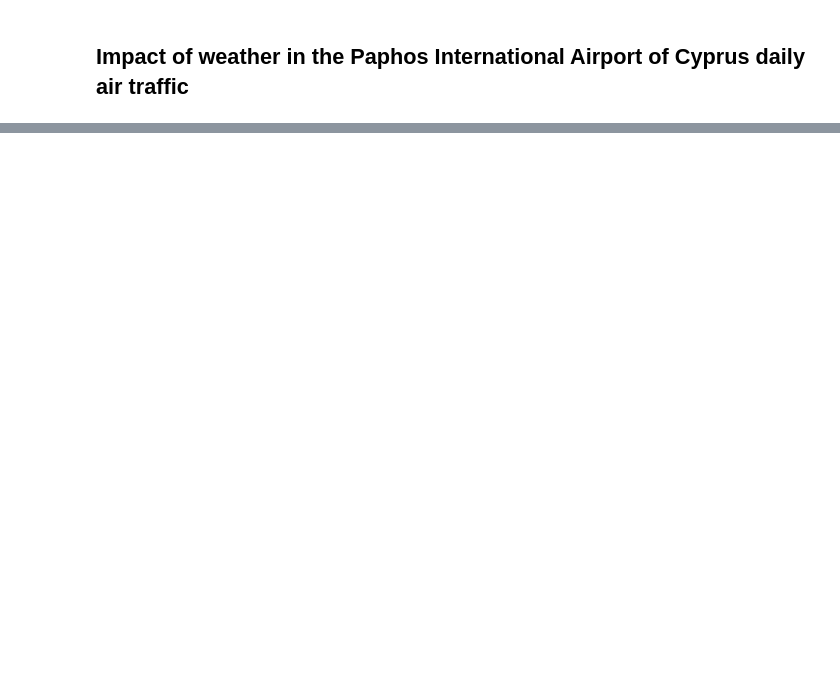
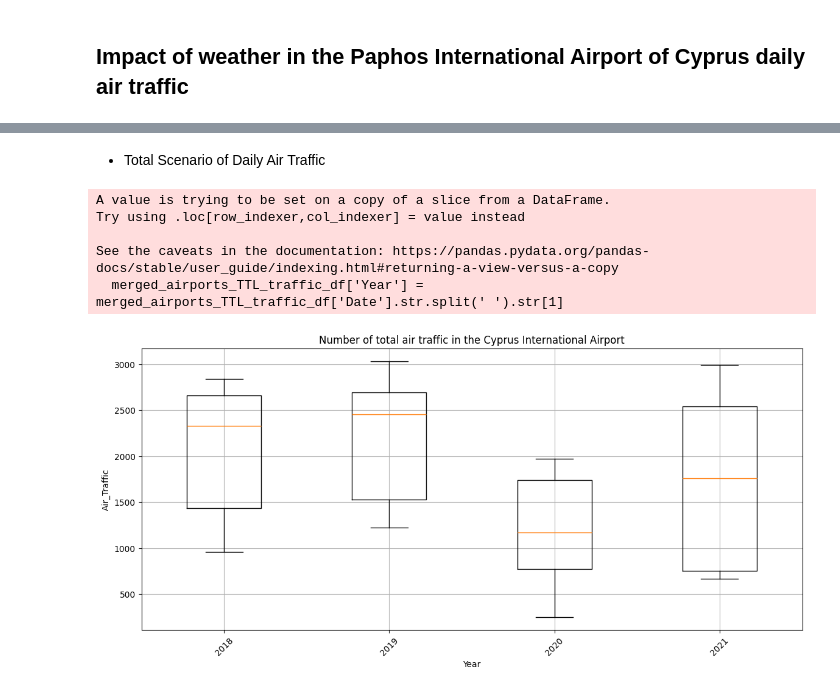
Before and after one commit to abdulahad2307/made-template-Ahad, a Jupyter notebook: project/report.ipynb, the cells around one changed output, grey strips where cells are left out. Cells and saved outputs as stored; diff of their text form; code cells hidden in the pictures; blank space fills up the shorter version.

```diff
--- a/project/report.ipynb
+++ b/project/report.ipynb
@@ -42,0 +212,2 @@ This data source will provide daily weather and climate data of Paphos Airport t
+# %%
+merged_airports_traffic_df = merged_airports_traffic_df.drop(["INIT."], axis = 1)
@@ -42,0 +236,4 @@ This data source will provide daily weather and climate data of Paphos Airport t
+# %%
+# filling null values
+merged_airports_traffic_df.fillna(method='ffill', inplace=True)
+merged_airports_traffic_df.tail()
@@ -42,0 +250,3 @@ This data source will provide daily weather and climate data of Paphos Airport t
+# %%
+merged_airports_TTL_traffic_df = merged_airports_traffic_df[merged_airports_traffic_df['Day'] == 'TTL']
+merged_airports_TTL_traffic_df.head()
@@ -42,0 +265,5 @@ This data source will provide daily weather and climate data of Paphos Airport t
+# %%
+#Changing Date Formation for Monthly Total
+merged_airports_TTL_traffic_df['Date'] = pd.to_datetime(merged_airports_TTL_traffic_df['Date'])
+merged_airports_TTL_traffic_df['Date'] = merged_airports_TTL_traffic_df['Date'].dt.strftime('%b %Y')
+merged_airports_TTL_traffic_df.head()
@@ -42,0 +349,33 @@ This data source will provide daily weather and climate data of Paphos Airport t
+# %% [markdown]
+- Total Scenario of Daily Air Traffic
+# %%
+# Extract the year from the date column
+merged_airports_TTL_traffic_df['Year'] = merged_airports_TTL_traffic_df['Date'].str.split(' ').str[1]
+
+# Group the data by year
+grouped_data = merged_airports_TTL_traffic_df.groupby('Year')['TotalSum(TTL)'].apply(list)
+
+# Set the figure size
+plt.figure(figsize=(14, 6))
+
+# Create the box plot
+plt.boxplot(grouped_data.values)
+
+# Customize the plot
+plt.title('Number of total air traffic in the Cyprus International Airport')
+plt.xlabel('Year')
+plt.ylabel('Air_Traffic')
+plt.grid(True)
+
+# Set the x-axis labels to show only the year
+plt.xticks(range(1, len(grouped_data) + 1), grouped_data.index, rotation=45)
+
+# Show the plot
+plt.show()
+# %% [output]
+A value is trying to be set on a copy of a slice from a DataFrame.
+Try using .loc[row_indexer,col_indexer] = value instead
+
+See the caveats in the documentation: https://pandas.pydata.org/pandas-docs/stable/user_guide/indexing.html#returning-a-view-versus-a-copy
+  merged_airports_TTL_traffic_df['Year'] = merged_airports_TTL_traffic_df['Date'].str.split(' ').str[1]
+[figure, added]
```
Also changed, not shown: parts of 100 cells of this notebook, 1 other file.
